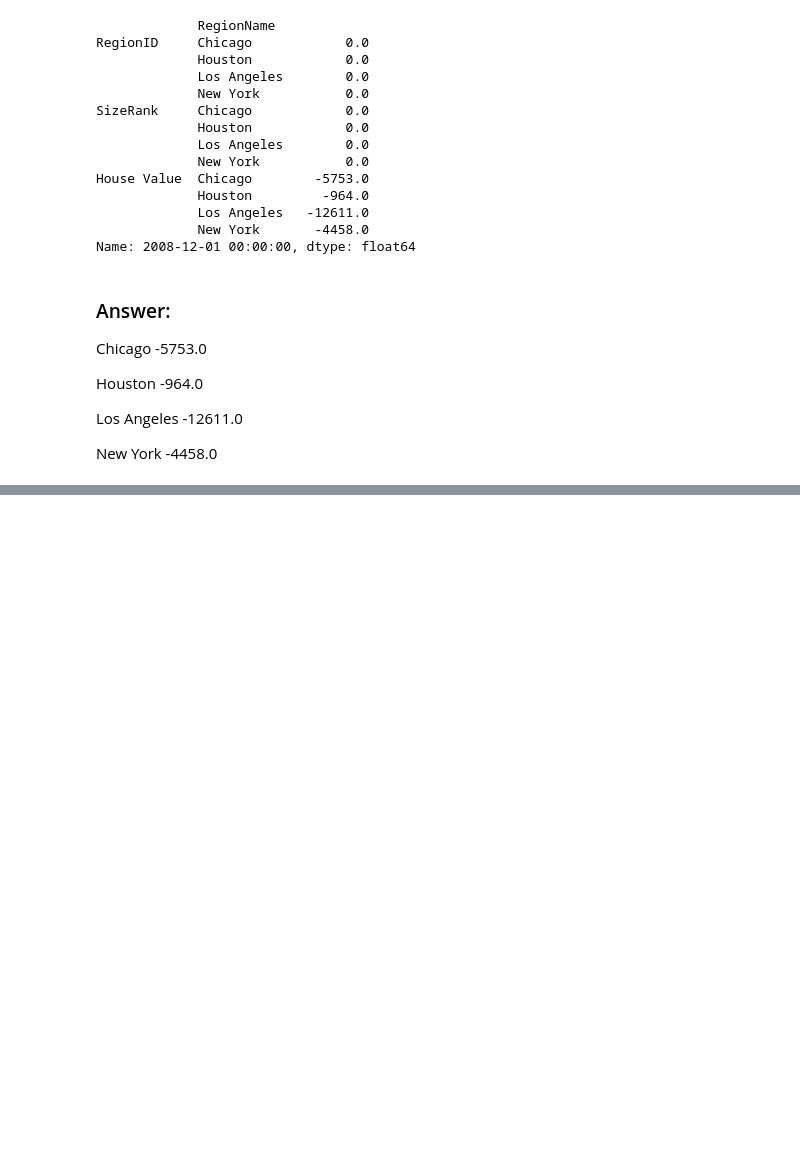
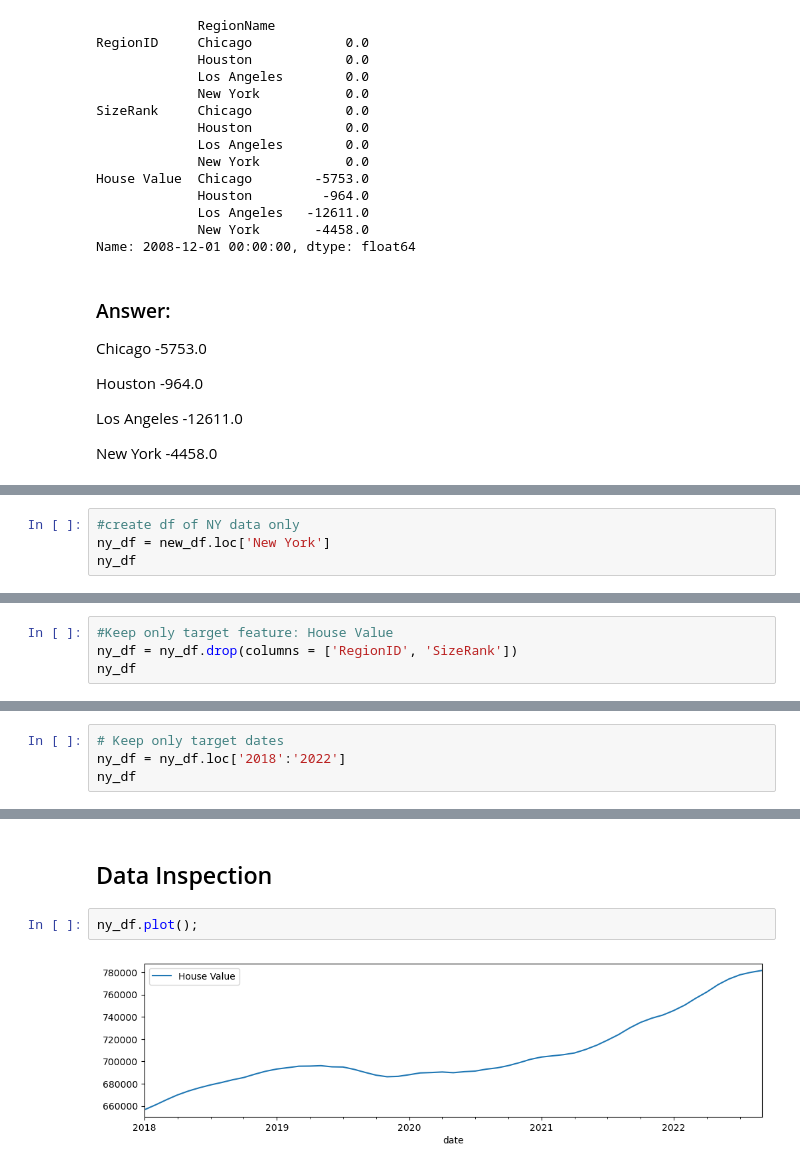
Before and after one commit to Dr-Schmoctor/Data-Vizualization-Work, a Jupyter notebook: Week1/Zillow_Preparing_Time_Series_Data.ipynb, the cells around one changed output, grey strips where cells are left out. Cells and saved outputs as stored; diff of their text form; blank space fills up the shorter version.

```diff
--- a/Week1/Zillow_Preparing_Time_Series_Data.ipynb
+++ b/Week1/Zillow_Preparing_Time_Series_Data.ipynb
@@ -296,0 +423,4 @@ New York       -4458.0
+# %%
+#create df of NY data only
+ny_df = new_df.loc['New York']
+ny_df
@@ -296,0 +442,4 @@ New York       -4458.0
+# %%
+#Keep only target feature: House Value
+ny_df = ny_df.drop(columns = ['RegionID', 'SizeRank'])
+ny_df
@@ -296,0 +461,4 @@ New York       -4458.0
+# %%
+# Keep only target dates
+ny_df = ny_df.loc['2018':'2022']
+ny_df
@@ -296,0 +503,6 @@ New York       -4458.0
+# %% [markdown]
+## Data Inspection
+# %%
+ny_df.plot();
+# %% [output]
+[figure, added]
```
Also changed, not shown: parts of 50 cells of this notebook.
